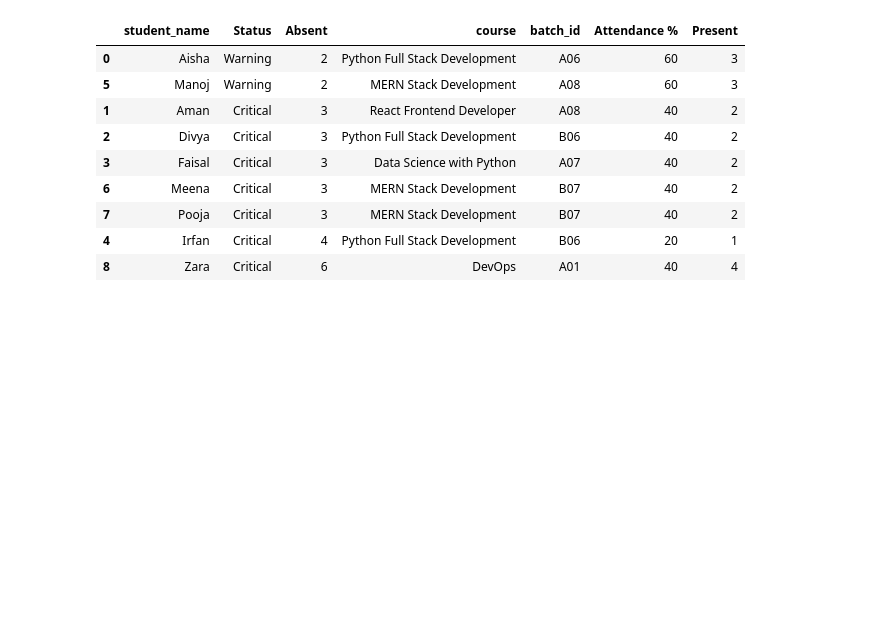
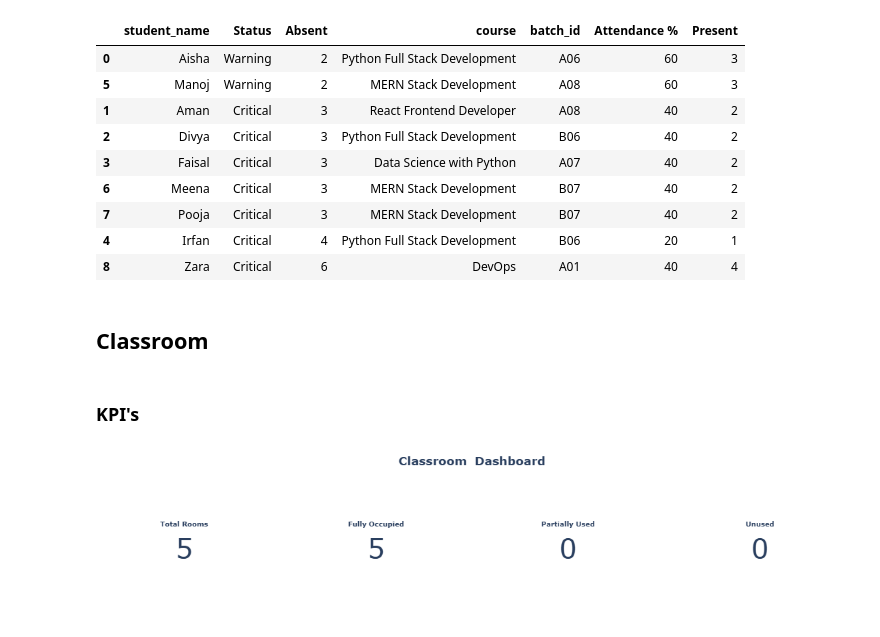
Before and after one commit to AnwarsaeedMM/cybersquare-project, a Jupyter notebook: attendance_classroom.ipynb, the cells around one changed output. Cells and saved outputs as stored; diff of their text form; code cells hidden in the pictures; blank space fills up the shorter version.

```diff
--- a/attendance_classroom.ipynb
+++ b/attendance_classroom.ipynb
@@ -428,6 +473,57 @@ fig.update_layout(
     legend=dict(orientation='h', yanchor='bottom', y=1.02)
 )
 fig.show()
+# %% [markdown]
+## Classroom
+# %% [markdown]
+### KPI's
+# %%
+import plotly.graph_objects as go
+
+# --- Data ---
+time_slots = ['10:00-12:00', '12:00-02:00', '02:30-04:30', '04:30-05:30']
+
+def slot_filled(row):
+    return sum(1 for s in time_slots if str(row.get(s, '')).strip() not in ['', 'nan', 'None'])
+
+cls['filled_slots'] = cls.apply(slot_filled, axis=1)
+
+total_rooms     = len(cls)
+max_slots       = len(time_slots)
+
+fully_occupied  = int((cls['filled_slots'] == max_slots).sum())
+partially_used  = int(((cls['filled_slots'] > 0) & (cls['filled_slots'] < max_slots)).sum())
+unused          = int((cls['filled_slots'] == 0).sum())
+
+# --- Figure ---
+fig = go.Figure()
+
+def add_kpi(value, title, x_pos):
+    fig.add_trace(go.Indicator(
+        mode="number",
+        value=value,
+        title={"text": f"<b>{title}</b>"},
+        number={"font": {"size": 40}},
+        domain={'x': x_pos, 'y': [0, 1]}
+    ))
+
+# --- Add KPIs ---
+add_kpi(total_rooms,    "Total Rooms",      [0.00, 0.22])
+add_kpi(fully_occupied, "Fully Occupied",   [0.26, 0.48])
+add_kpi(partially_used, "Partially Used",   [0.52, 0.74])
+add_kpi(unused,         "Unused",           [0.78, 1.00])
+
+# --- Layout ---
+fig.update_layout(
+    title="<b>Classroom  Dashboard</b>",
+    title_x=0.5,
+    height=250,
+    margin=dict(t=50, b=10, l=10, r=10)
+)
+
+fig.show()
+# %% [output]
+[figure, added]
 # %%
 time_slots = ['10:00-12:00','12:00-02:00','02:30-04:30','04:30-05:30']
 
```
Also changed, not shown: parts of 5 cells of this notebook.
